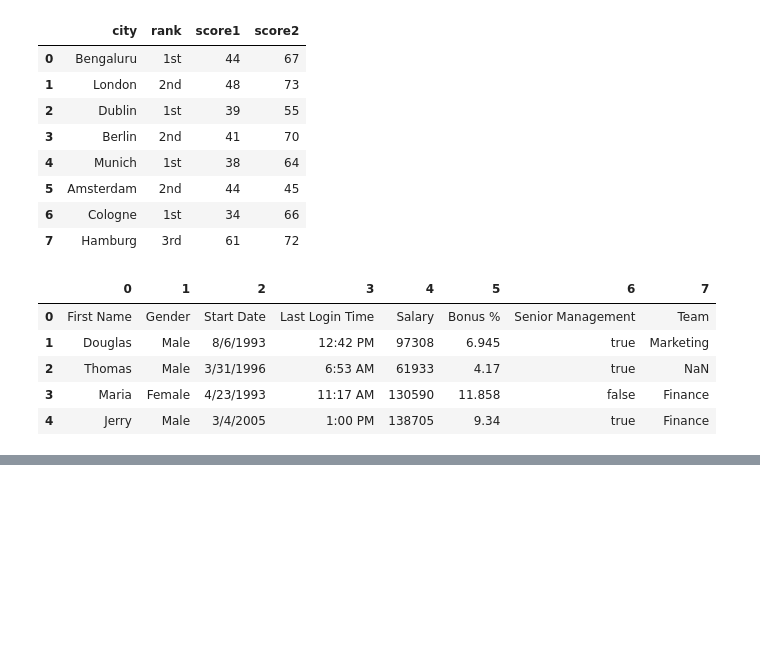
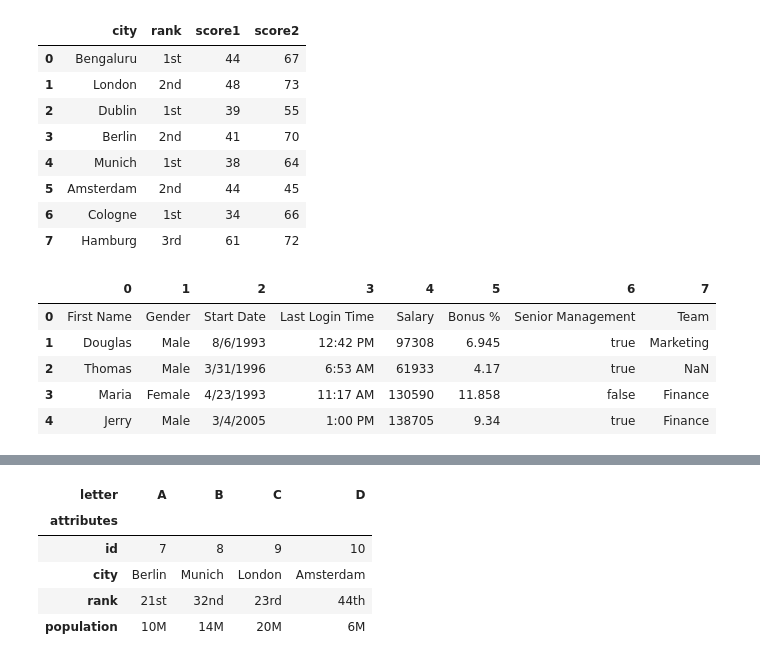
Before and after one commit to kashyap-r/krp-python-dsa-notebooks, a Jupyter notebook: 06 Python Interview/Data Manipulation-pandas.ipynb, the cells around one changed output, grey strips where cells are left out. Cells and saved outputs as stored; diff of their text form; code cells hidden in the pictures; blank space fills up the shorter version.

```diff
--- a/06 Python Interview/Data Manipulation-pandas.ipynb
+++ b/06 Python Interview/Data Manipulation-pandas.ipynb
@@ -554,0 +828,10 @@ df.head()
+# %%
+#TRansposr
+sdf.unstack(0)
+# %% [output]
+| letter | A | B | C | D |
+| attributes |  |  |  |  |
+| id | 7 | 8 | 9 | 10 |
+| city | Berlin | Munich | London | Amsterdam |
+| rank | 21st | 32nd | 23rd | 44th |
+| population | 10M | 14M | 20M | 6M |
```
Also changed, not shown: parts of 25 cells of this notebook, 8 other files.
